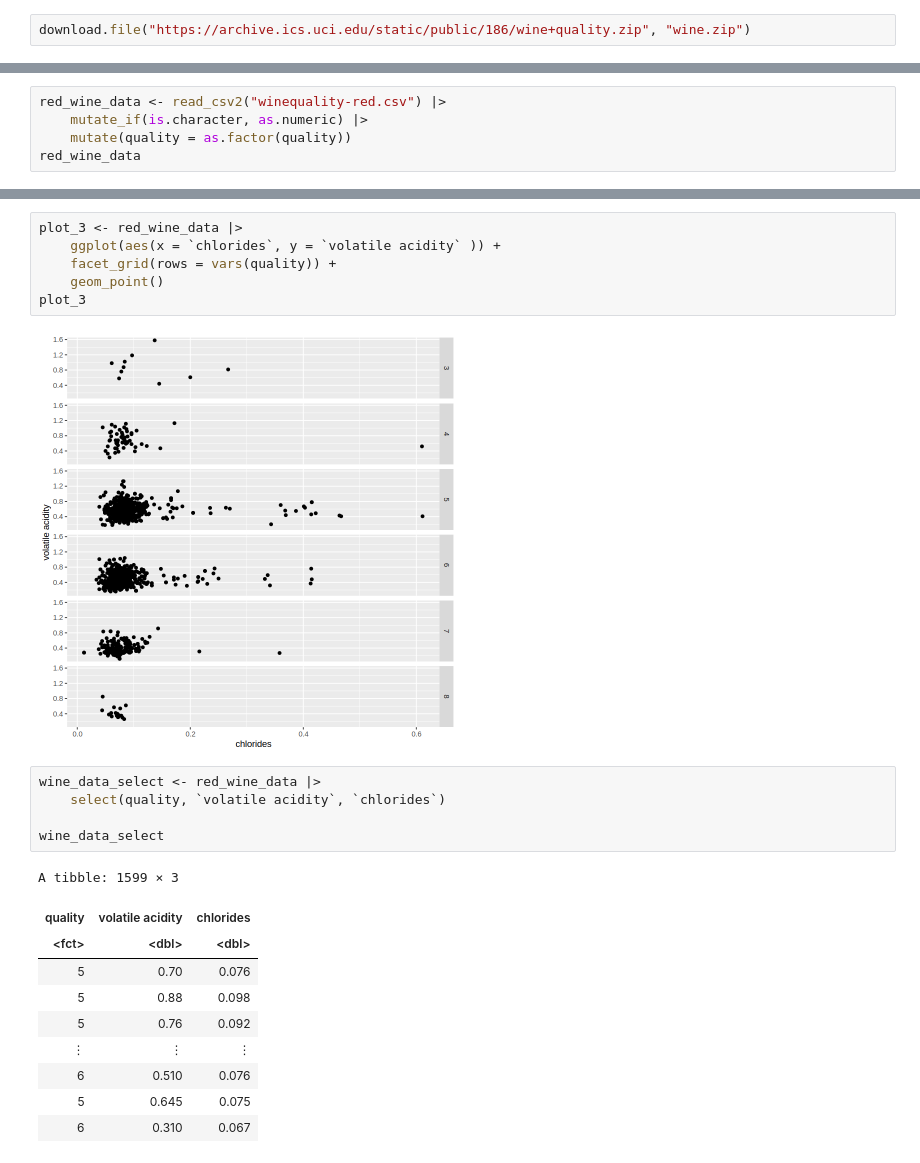
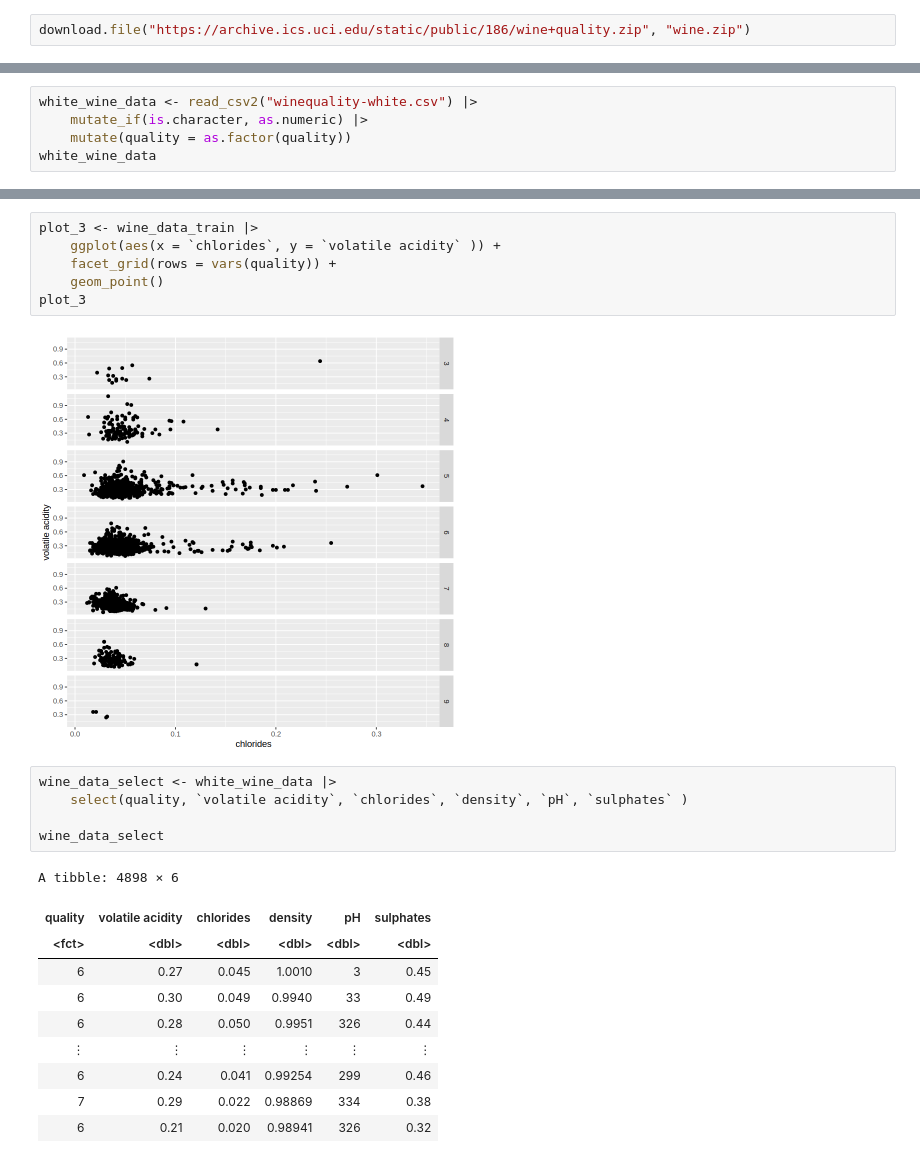
Before and after one commit to PedroMMHernandes/GroupProject_DSCI, a Jupyter notebook: exploratory analysis.ipynb, the cells around one changed output, grey strips where cells are left out. Cells and saved outputs as stored; diff of their text form.

```diff
--- a/exploratory analysis.ipynb
+++ b/exploratory analysis.ipynb
@@ -28,8 +10,8 @@ unzip("wine.zip", "winequality-red.csv")
 # %%
-red_wine_data <- read_csv2("winequality-red.csv") |>
+white_wine_data <- read_csv2("winequality-white.csv") |>
     mutate_if(is.character, as.numeric) |>
     mutate(quality = as.factor(quality))
-red_wine_data
+white_wine_data
 # %% [output]
 ℹ Using "','" as decimal and "'.'" as grouping mark. Use `read_delim()` for more control.
 
@@ -109,24 +93,24 @@ plot_1
 # %%
-plot_3 <- red_wine_data |>
+plot_3 <- wine_data_train |>
     ggplot(aes(x = `chlorides`, y = `volatile acidity` )) +
     facet_grid(rows = vars(quality)) +
     geom_point()
 plot_3
 # %% [output]
-[figure, old version]
+[figure, new version]
 # %%
-wine_data_select <- red_wine_data |>
-    select(quality, `volatile acidity`, `chlorides`)
+wine_data_select <- white_wine_data |>
+    select(quality, `volatile acidity`, `chlorides`, `density`, `pH`, `sulphates` )
 
 wine_data_select
 # %% [output]
-A tibble: 1599 × 3
+A tibble: 4898 × 6
-| quality | volatile acidity | chlorides |
-| <fct> | <dbl> | <dbl> |
-| 5 | 0.70 | 0.076 |
-| 5 | 0.88 | 0.098 |
-| 5 | 0.76 | 0.092 |
-| ⋮ | ⋮ | ⋮ |
-| 6 | 0.510 | 0.076 |
-| 5 | 0.645 | 0.075 |
-| 6 | 0.310 | 0.067 |
+| quality | volatile acidity | chlorides | density | pH | sulphates |
+| <fct> | <dbl> | <dbl> | <dbl> | <dbl> | <dbl> |
+| 6 | 0.27 | 0.045 | 1.0010 | 3 | 0.45 |
+| 6 | 0.30 | 0.049 | 0.9940 | 33 | 0.49 |
+| 6 | 0.28 | 0.050 | 0.9951 | 326 | 0.44 |
+| ⋮ | ⋮ | ⋮ | ⋮ | ⋮ | ⋮ |
+| 6 | 0.24 | 0.041 | 0.99254 | 299 | 0.46 |
+| 7 | 0.29 | 0.022 | 0.98869 | 334 | 0.38 |
+| 6 | 0.21 | 0.020 | 0.98941 | 326 | 0.32 |
```
Also changed, not shown: parts of 8 cells of this notebook.
